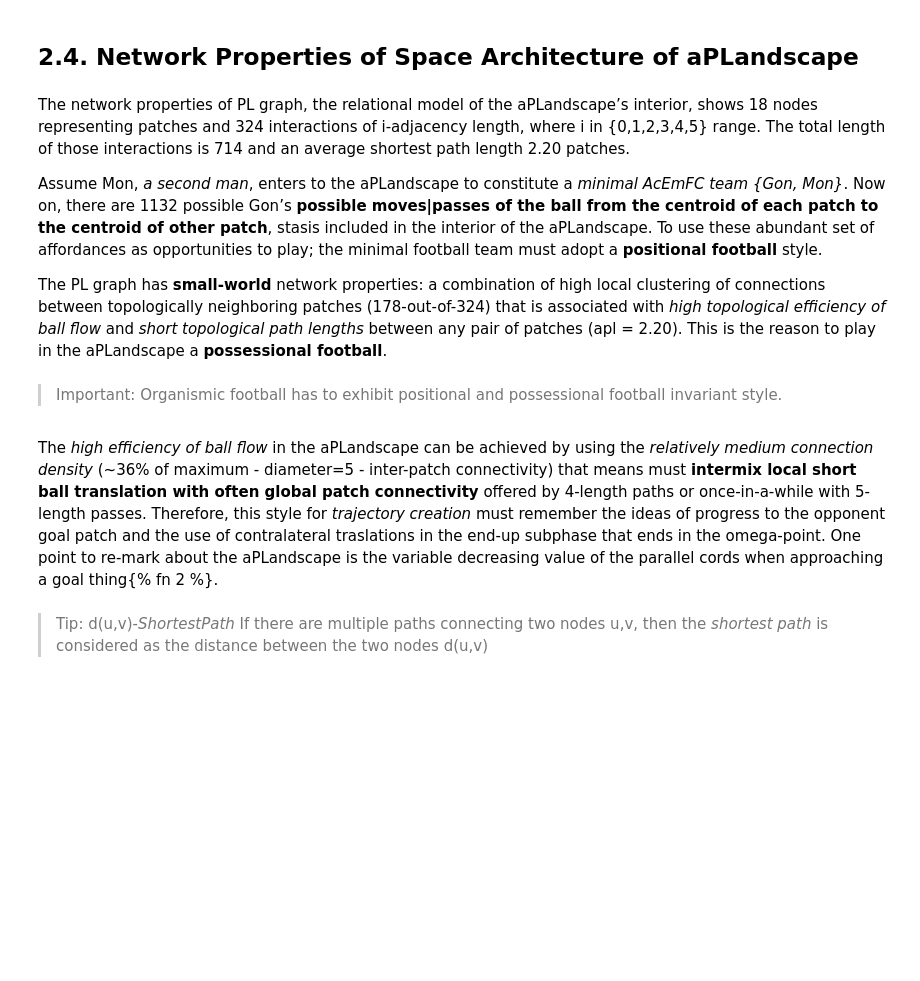
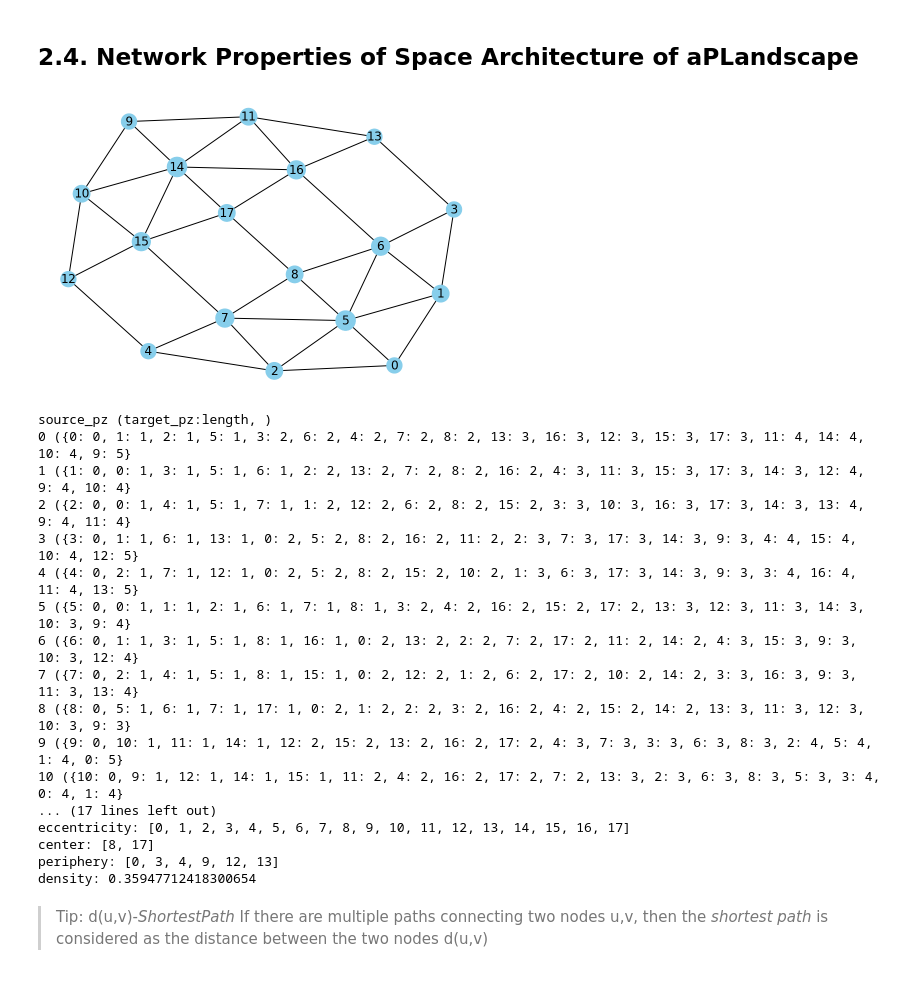
Before and after one commit to chazzpm/aFICSCHASS, a Jupyter notebook: _notebooks/2020-02-17-InteriorSA1-2.ipynb, the cells around one changed output. Saved outputs shown, nothing was run; the diff lists cells and outputs as text; code cells hidden in the pictures; blank space fills up the shorter version.

```diff
--- a/_notebooks/2020-02-17-InteriorSA1-2.ipynb
+++ b/_notebooks/2020-02-17-InteriorSA1-2.ipynb
@@ -323,16 +346,71 @@ An n-players, where 1<n<=11, team can be positioned in a kind of convex closure
 # %% [markdown]
 ## 2.4. Network Properties of Space Architecture of aPLandscape
-# %% [markdown]
-The network properties of PL graph, the relational model of the aPLandscape’s interior, shows 18 nodes representing patches and 324 interactions of i-adjacency length, where i in {0,1,2,3,4,5} range. The total length of those interactions is 714 and an average shortest path length 2.20 patches.
-
-Assume Mon, *a second man*, enters to the aPLandscape to constitute a *minimal AcEmFC team {Gon, Mon}*. Now on, there are 1132 possible Gon’s **possible moves|passes of the ball from the centroid of each patch to the centroid of other patch**, stasis included in the interior of the aPLandscape. To use these abundant set of affordances as opportunities to play; the minimal football team must adopt a **positional football** style.
-
-The PL graph has **small-world** network properties: a combination of high local clustering of connections between topologically neighboring patches (178-out-of-324) that is associated with *high topological efficiency of ball flow* and *short topological path lengths* between any pair of patches (apl = 2.20). This is the reason to play in the aPLandscape a **possessional football**.
-# %% [markdown]
-> Important:
-Organismic football has to exhibit positional and possessional football invariant style.
-# %% [markdown]
-The *high efficiency of ball flow* in the aPLandscape can be achieved by using the *relatively medium connection density* (~36% of maximum - diameter=5 - inter-patch connectivity) that means must **intermix local short ball translation with often global patch connectivity** offered by 4-length paths or once-in-a-while with 5-length passes. Therefore, this style for *trajectory creation* must remember the ideas of progress to the opponent goal patch and the use of contralateral traslations in the end-up subphase that ends in the omega-point. One point to re-mark about the aPLandscape is the variable decreasing value of the parallel cords when approaching a goal thing{% fn 2 %}.
+# %%
+#collapse_hide
+
+#Football aPLandscape with 3 Lane Interconnections
+r = dict(nx.degree(PL))
+nx.draw(PL, nodelist=r.keys(), with_labels=True, node_color='skyblue', node_size=[v*50 for v in r.values()], cmap=plt.cm.Blues)
+
+#plt.savefig("inaFootball aPLandscape's Ball Flow")
+plt.show()
+# %% [output]
+[figure, added]
+# %%
+#collapse_hide
+
+# Tableau of Distances Between Patches in aPLandscape
+
+pathlengths = []
+#print("average shortest path length %s" % (sum(pathlengths) / len(pathlengths)))
+
+print("source_pz (target_pz:length, )")
+for z in PL.nodes():
+    spl = dict(nx.single_source_shortest_path_length(PL, z))
+    print('{} ({} '.format(z, spl))
+    for p in spl:
+        pathlengths.append(spl[p])
+
+print("average shortest path length %s" % (sum(pathlengths)/len(pathlengths)))
+
+#histogram of path legths
+dist = {}
+for p in pathlengths:
+    if p in dist:
+        dist[p] += 1
+    else:
+        dist[p] = 1
+
+print("length #paths")
+verts = dist.keys()
+for d in sorted(verts):
+    print('%s %d' % (d, dist[d]))
+
+
+print("radius: %d" % nx.radius(PL))
+print("diameter: %d" % nx.diameter(PL))
+print("eccentricity: %s" % sorted(nx.eccentricity(PL)))
+print("center: %s" % nx.center(PL))
+print("periphery: %s" % nx.periphery(PL))
+print("density: %s" % nx.density(PL))
+# %% [output]
+source_pz (target_pz:length, )
+0 ({0: 0, 1: 1, 2: 1, 5: 1, 3: 2, 6: 2, 4: 2, 7: 2, 8: 2, 13: 3, 16: 3, 12: 3, 15: 3, 17: 3, 11: 4, 14: 4, 10: 4, 9: 5}
+1 ({1: 0, 0: 1, 3: 1, 5: 1, 6: 1, 2: 2, 13: 2, 7: 2, 8: 2, 16: 2, 4: 3, 11: 3, 15: 3, 17: 3, 14: 3, 12: 4, 9: 4, 10: 4}
+2 ({2: 0, 0: 1, 4: 1, 5: 1, 7: 1, 1: 2, 12: 2, 6: 2, 8: 2, 15: 2, 3: 3, 10: 3, 16: 3, 17: 3, 14: 3, 13: 4, 9: 4, 11: 4}
+3 ({3: 0, 1: 1, 6: 1, 13: 1, 0: 2, 5: 2, 8: 2, 16: 2, 11: 2, 2: 3, 7: 3, 17: 3, 14: 3, 9: 3, 4: 4, 15: 4, 10: 4, 12: 5}
+4 ({4: 0, 2: 1, 7: 1, 12: 1, 0: 2, 5: 2, 8: 2, 15: 2, 10: 2, 1: 3, 6: 3, 17: 3, 14: 3, 9: 3, 3: 4, 16: 4, 11: 4, 13: 5}
+5 ({5: 0, 0: 1, 1: 1, 2: 1, 6: 1, 7: 1, 8: 1, 3: 2, 4: 2, 16: 2, 15: 2, 17: 2, 13: 3, 12: 3, 11: 3, 14: 3, 10: 3, 9: 4}
+6 ({6: 0, 1: 1, 3: 1, 5: 1, 8: 1, 16: 1, 0: 2, 13: 2, 2: 2, 7: 2, 17: 2, 11: 2, 14: 2, 4: 3, 15: 3, 9: 3, 10: 3, 12: 4}
+7 ({7: 0, 2: 1, 4: 1, 5: 1, 8: 1, 15: 1, 0: 2, 12: 2, 1: 2, 6: 2, 17: 2, 10: 2, 14: 2, 3: 3, 16: 3, 9: 3, 11: 3, 13: 4}
+8 ({8: 0, 5: 1, 6: 1, 7: 1, 17: 1, 0: 2, 1: 2, 2: 2, 3: 2, 16: 2, 4: 2, 15: 2, 14: 2, 13: 3, 11: 3, 12: 3, 10: 3, 9: 3}
+9 ({9: 0, 10: 1, 11: 1, 14: 1, 12: 2, 15: 2, 13: 2, 16: 2, 17: 2, 4: 3, 7: 3, 3: 3, 6: 3, 8: 3, 2: 4, 5: 4, 1: 4, 0: 5}
+10 ({10: 0, 9: 1, 12: 1, 14: 1, 15: 1, 11: 2, 4: 2, 16: 2, 17: 2, 7: 2, 13: 3, 2: 3, 6: 3, 8: 3, 5: 3, 3: 4, 0: 4, 1: 4}
+... (17 lines left out)
+eccentricity: [0, 1, 2, 3, 4, 5, 6, 7, 8, 9, 10, 11, 12, 13, 14, 15, 16, 17]
+center: [8, 17]
+periphery: [0, 3, 4, 9, 12, 13]
+density: 0.35947712418300654
 # %% [markdown]
 > Tip:
 d(u,v)-_ShortestPath_ If there are multiple paths connecting two nodes u,v, then the _shortest path_ is considered as the distance between the two nodes d(u,v)
```
Also changed, not shown: parts of 5 cells of this notebook.
